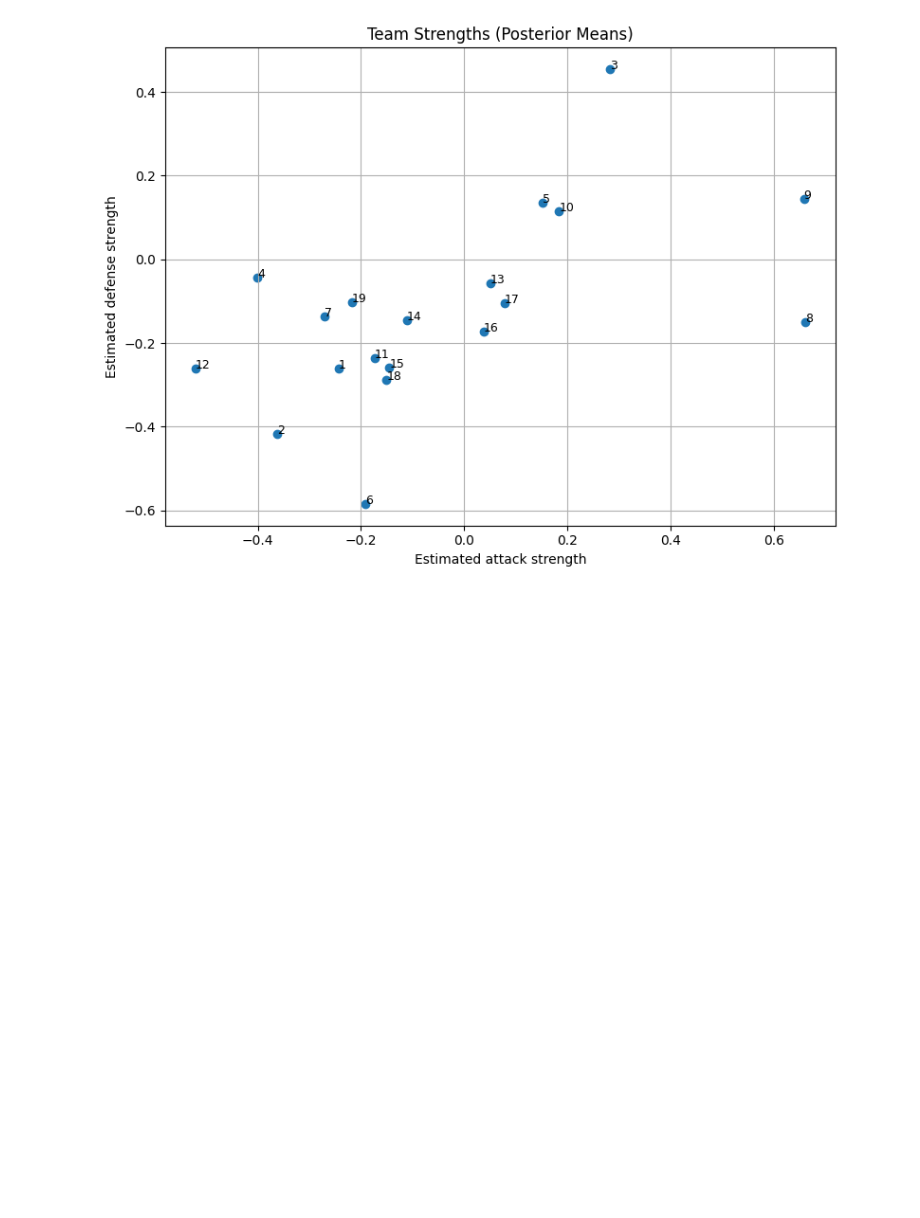
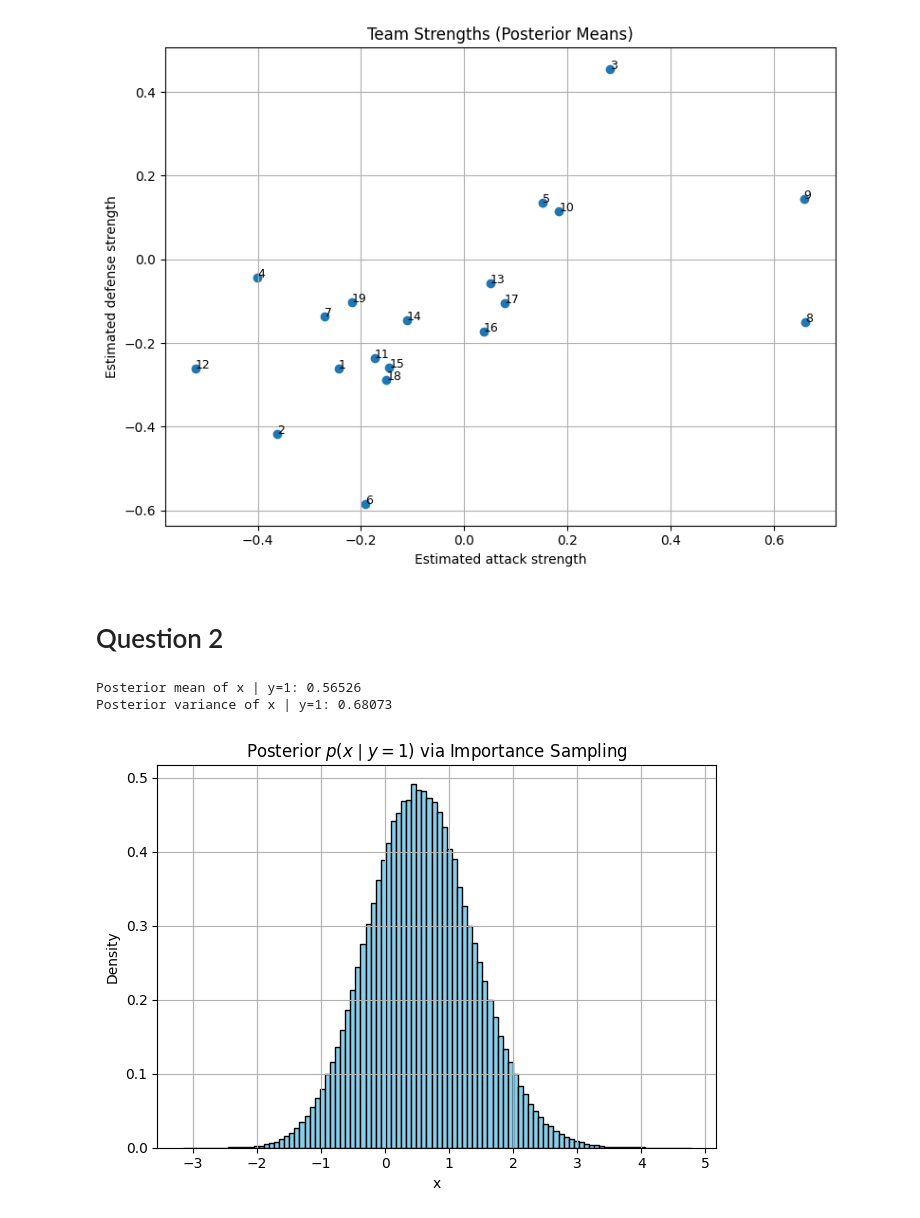
Before and after one commit to kkipngenokoech/MathsRequiredForAI, a Jupyter notebook: PGM/HW3/homework.ipynb, the cells around one changed output. Saved outputs shown, nothing was run; the diff lists cells and outputs as text; code cells hidden in the pictures; blank space fills up the shorter version.

```diff
--- a/PGM/HW3/homework.ipynb
+++ b/PGM/HW3/homework.ipynb
@@ -287,3 +287,41 @@ Acceptance Rate Table:
 11  0.500  50                 0.00
 [figure]
 [figure]
+# %% [markdown]
+# Question 2
+# %%
+import numpy as np
+import matplotlib.pyplot as plt
+
+N = 1_000_000
+
+# Correctly sample x and v
+x = np.random.normal(0, 1, N)
+v = np.random.normal(0, 1, N)
+
+# t = x + v → t ~ N(0, 2)
+t = x + v
+
+# Condition on y = 1 ⇔ t > 0
+x_given_y1 = x[t > 0]
+
+# Empirical stats
+mean_x = np.mean(x_given_y1)
+var_x = np.var(x_given_y1)
+
+print(f"Posterior mean of x | y=1: {mean_x:.5f}")
+print(f"Posterior variance of x | y=1: {var_x:.5f}")
+
+# Plot
+plt.hist(x_given_y1, bins=100, density=True, color='skyblue', edgecolor='k')
+plt.title("Posterior $p(x \\mid y=1)$ via Importance Sampling")
+plt.xlabel("x")
+plt.ylabel("Density")
+plt.grid(True)
+plt.tight_layout()
+plt.savefig("posterior_importance_sampling.png")
+plt.show()
+# %% [output]
+Posterior mean of x | y=1: 0.56526
+Posterior variance of x | y=1: 0.68073
+[figure, added]
```
Also changed, not shown: 8 other files.
